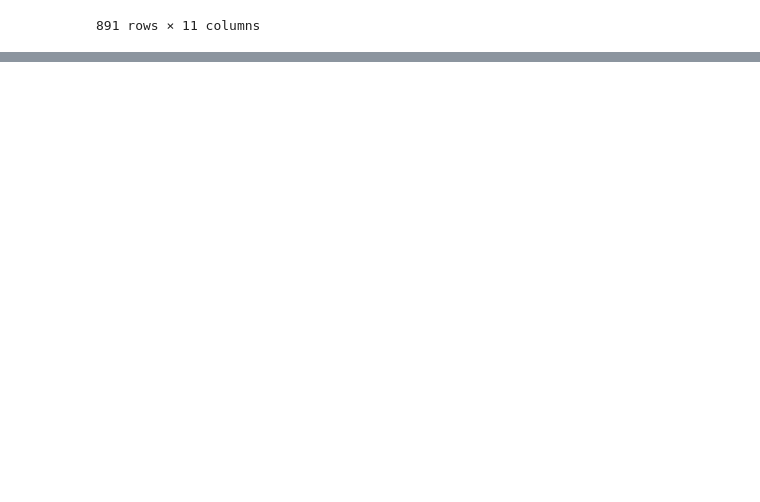
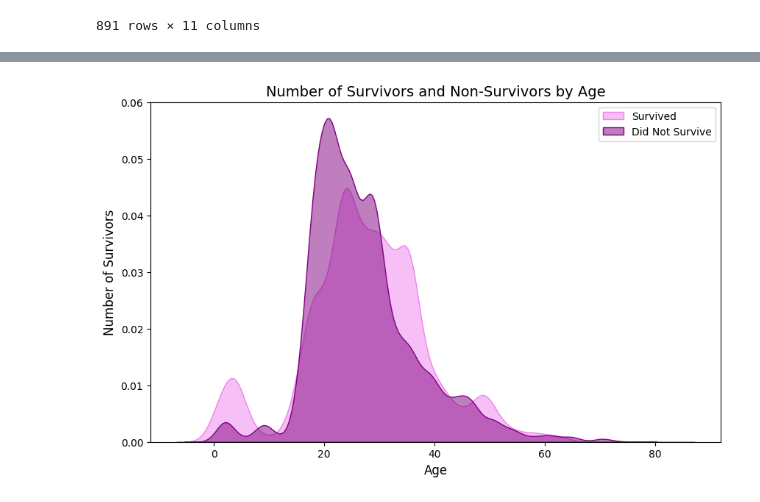
Before and after one commit to Collaboration-With-Sims/Principles_of_AI_and_DA, a Jupyter notebook: Principles Of AI and DA Assignment/Assignment.ipynb, the cells around one changed output, grey strips where cells are left out. Saved outputs shown, nothing was run; the diff lists cells and outputs as text; code cells hidden in the pictures; blank space fills up the shorter version.

Commit message:
Adding Exploratory data analysis (incomplete)

```diff
--- a/Principles Of AI and DA Assignment/Assignment.ipynb
+++ b/Principles Of AI and DA Assignment/Assignment.ipynb
@@ -163,0 +173,52 @@ gender_df
+# %%
+"""
+.value_counts() is a function that finds the total number of occurances for each
+recorded value. We want to count the number of people that survived at specific
+ages and plot that on a bell curve to see the distribution of survivors
+and deaths according to age.
+
+"""
+
+
+# Group the data to count occurrences of each age for Survived and Not Survived
+survived_counts = train_df[train_df['Survived'] == 1]['Age'].value_counts()
+not_survived_counts = train_df[train_df['Survived'] == 0]['Age'].value_counts()
+
+# Expand counts to match the original data
+survived_weights = train_df[train_df['Survived'] == 1]['Age'].map(survived_counts).values
+not_survived_weights = train_df[train_df['Survived'] == 0]['Age'].map(not_survived_counts).values
+
+# KDE plots with weights
+plt.figure(figsize=(10, 6))
+
+# KDE for Survived
+sns.kdeplot(
+    x=train_df[train_df['Survived'] == 1]['Age'],
+    weights=survived_weights,
+    bw_adjust=0.5,
+    fill=True,
+    alpha=0.5,
+    label='Survived',
+    color='violet'
+)
+
+# KDE for Not Survived
+sns.kdeplot(
+    x=train_df[train_df['Survived'] == 0]['Age'],
+    weights=not_survived_weights,
+    bw_adjust=0.5,
+    fill=True,
+    alpha=0.5,
+    label='Did Not Survive',
+    color='purple'
+)
+
+# Customize plot
+plt.title("Number of Survivors and Non-Survivors by Age", fontsize=14)
+plt.xlabel("Age", fontsize=12)
+plt.ylabel("Number of Survivors", fontsize=12)
+plt.legend()
+plt.grid(visible=False)
+plt.show()
+# %% [output]
+[figure, added]
```
Also changed, not shown: parts of 7 cells of this notebook.
